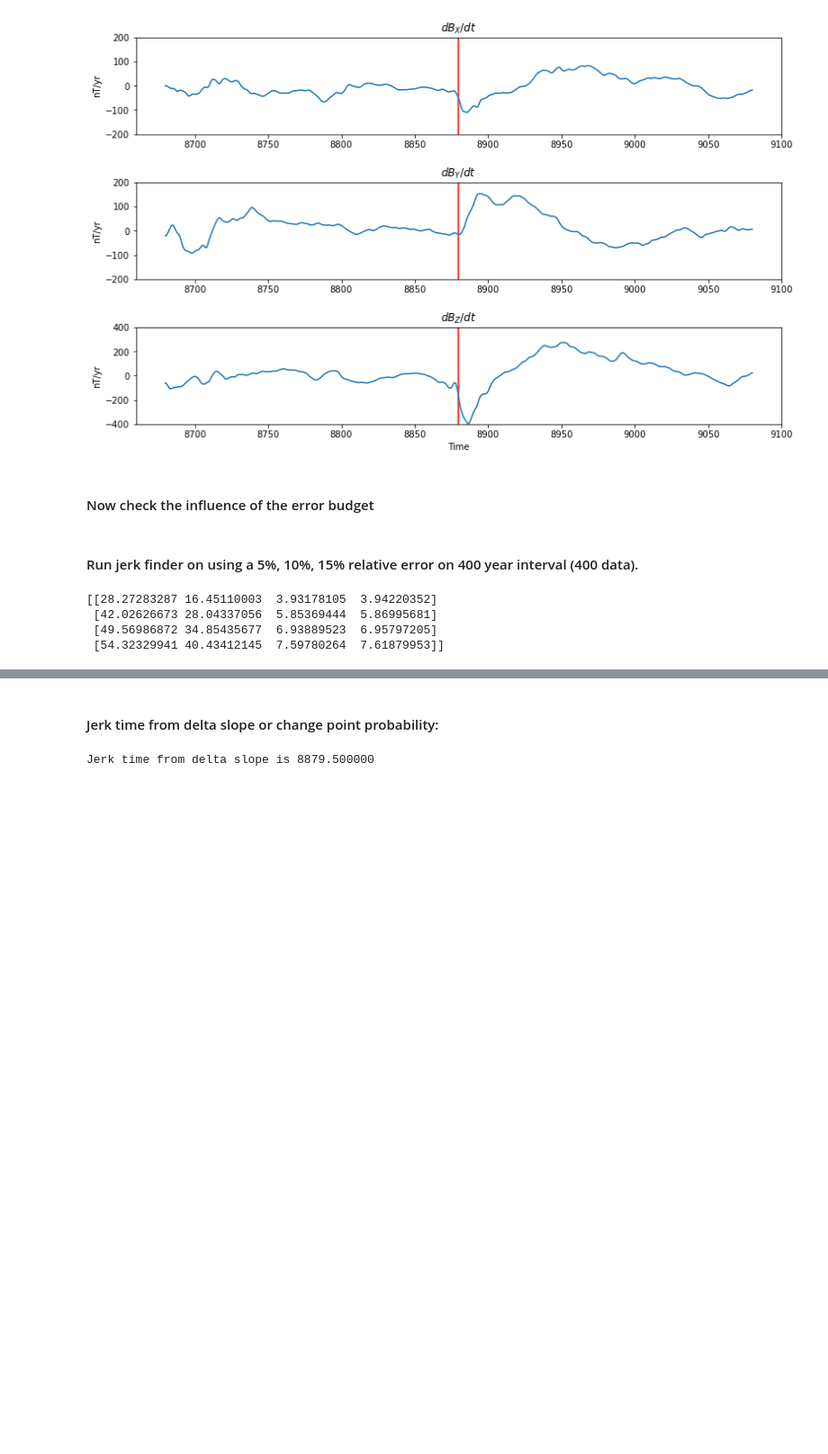
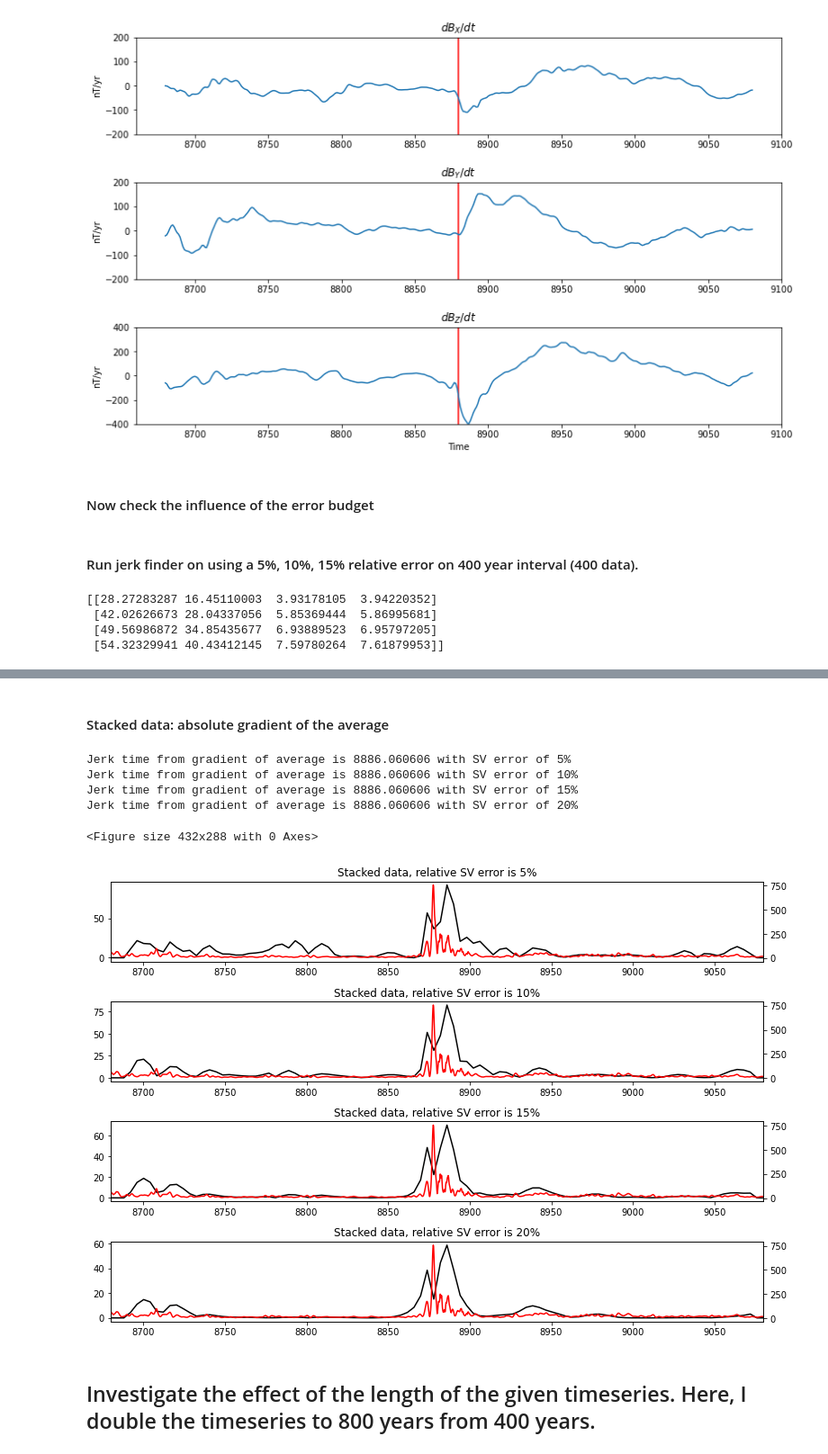
Before and after one commit to plivermore/jerk_finder, a Jupyter notebook: Python/Explore_path_model2.ipynb, the cells around one changed output, grey strips where cells are left out. Shown at 90% size. Drawn from its saved outputs; the diff is of its cells as text; code cells hidden in the pictures; blank space fills up the shorter version.

```diff
--- a/Python/Explore_path_model2.ipynb
+++ b/Python/Explore_path_model2.ipynb
@@ -233,8 +228,49 @@ plt.subplots_adjust(left=None, bottom=None, right=None, top=None, wspace=None, h
-# %% [markdown]
-#### Jerk time from delta slope or change point probability:
-# %%
-time_index_delta = np.argmax(np.sum(delta_hist_save[2,:,:],axis=0))
-print('Jerk time from delta slope is {0:f}'.
-      format( (time_intervals_edges[time_index_delta] + time_intervals_edges[time_index_delta+1])/2.0))
-# %% [output]
-Jerk time from delta slope is 8879.500000
+# %% [markdown]
+#### Stacked data: absolute gradient of the average
+# %%
+# Define a function to calculate the change in slope. Uses one-sided differences excluding the query point.
+# This avoids the case where an apex of the function modelled, is in between two grid points x_i, and x_{i+1}.
+# Here, the left one-sided gradient at x_i, and the right one-sided gradient at x_{i+1} will be accurate,
+# but using x_i and x_{i+1} to calculate the gradient will give a large error.
+
+def calc_delta_slope(timeseries, delta_t):
+    delta_slope = np.zeros( len(timeseries) )
+
+    for i in range(len(timeseries)):
+        if i > 2 and i < len(timeseries)-2 :
+            delta_slope[i] = abs(timeseries[i+2] -  timeseries[i+1] - timeseries[i-1] + timeseries[i-2] )/delta_t
+    return delta_slope
+# %%
+plt.figure()
+
+time_for_plotting = np.linspace(TIMES_MIN, TIMES_MAX,discretise_size,endpoint=True)
+delta_t = time_for_plotting[1] - time_for_plotting[0]
+
+f, ax = plt.subplots(delta_hist_save.shape[0], 1, figsize=(13,9) )
+time_EJ, EJ = np.loadtxt('Jerk_energy.dat',unpack=True)
+
+for i in range(ax.shape[0]):
+    ax[i].set_title(r'Stacked data, relative SV error is {0:d}%'.format(SV_errors[i]))
+    ax[i].plot( time_for_plotting,
+               calc_delta_slope(av_hist_save[i,0,:],delta_t) +
+               calc_delta_slope(av_hist_save[i,1,:],delta_t) +
+               calc_delta_slope(av_hist_save[i,2,:],delta_t),'k')
+    axb = ax[i].twinx()
+    axb.plot(time_EJ, EJ,'r' )
+    ax[i].set_xlim(time_yearly.min(), time_yearly.max() )
+
+    print(r'Jerk time from gradient of average is {0:f} with SV error of {1:d}%'.format(
+    time_for_plotting[(
+        calc_delta_slope(av_hist_save[i,0,:],delta_t) +
+        calc_delta_slope(av_hist_save[i,1,:],delta_t) +
+        calc_delta_slope(av_hist_save[i,2,:],delta_t)    ).argmax()],SV_errors[i]) )
+plt.subplots_adjust(left=None, bottom=None, right=None, top=None, wspace=None, hspace=0.5)
+# %% [output]
+Jerk time from gradient of average is 8886.060606 with SV error of 5%
+Jerk time from gradient of average is 8886.060606 with SV error of 10%
+Jerk time from gradient of average is 8886.060606 with SV error of 15%
+Jerk time from gradient of average is 8886.060606 with SV error of 20%
+<Figure size 432x288 with 0 Axes>
+[figure, added]
+# %% [markdown]
+## Investigate the effect of the length of the given timeseries. Here, I double the timeseries to 800 years from 400 years.
```
Also changed, not shown: parts of 24 cells of this notebook, 21 other files.
